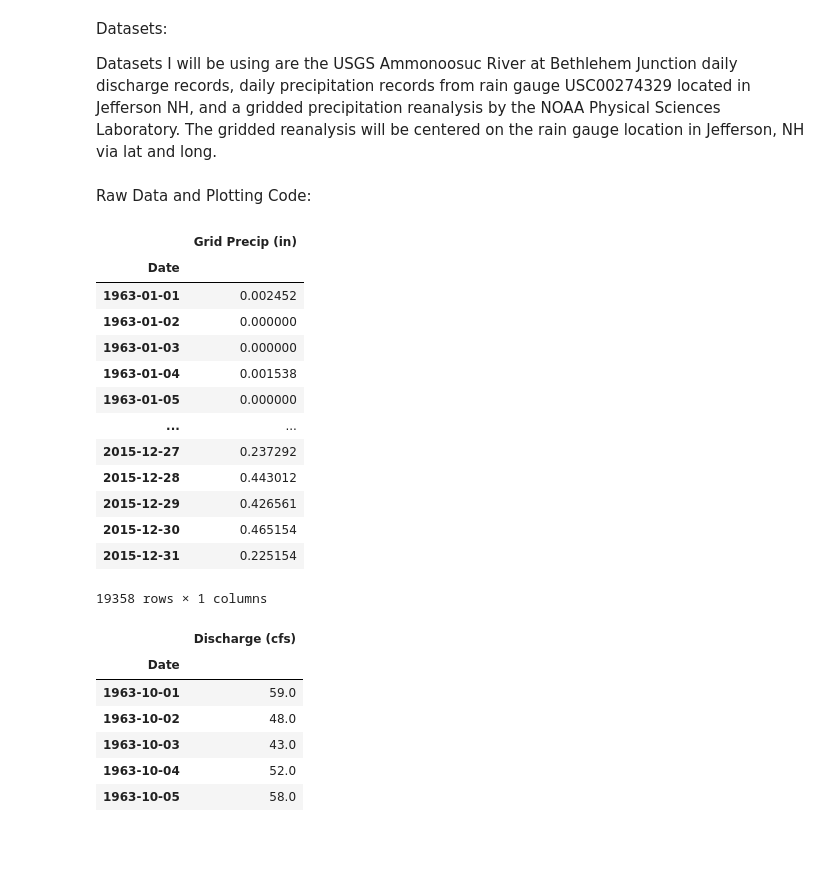
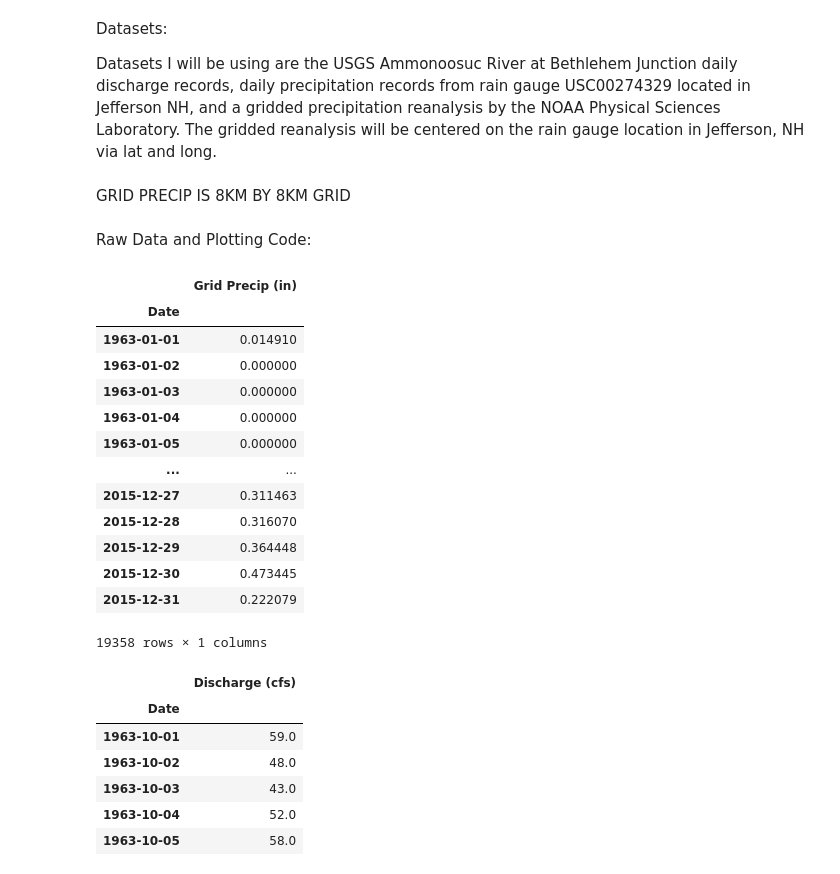
Before and after one commit to ROmslaer/ROmslaer895, a Jupyter notebook: ROmslaer Final Project.ipynb, the cells around one changed output. Cells and saved outputs as stored; diff of their text form; code cells hidden in the pictures; blank space fills up the shorter version.

```diff
--- a/ROmslaer Final Project.ipynb
+++ b/ROmslaer Final Project.ipynb
@@ -15,6 +15,8 @@ My study site will be the Ammonoosuc River watershed in western NH. The outlet o
 Datasets:
 
 Datasets I will be using are the USGS Ammonoosuc River at Bethlehem Junction daily discharge records, daily precipitation records from rain gauge USC00274329 located in Jefferson NH, and a gridded precipitation reanalysis by the NOAA Physical Sciences Laboratory. The gridded reanalysis will be centered on the rain gauge location in Jefferson, NH via lat and long.
+# %% [markdown]
+GRID PRECIP IS 8KM BY 8KM GRID
 # %% [markdown]
 Raw Data and Plotting Code:
 # %%
@@ -33,39 +37,39 @@ grid_path = Path('Grid')
 precip_files = ['4146341.csv', '4151138.csv', '4151152.csv']
 #all input files needed
 # %%
-lat = 44.43 #latitude of Jefferson, NH
-lon = 288.51 #longtitude in 0-360 format
+lat = 44.4169 #latitude of Jefferson, NH
+lon = 288.4992 #longitude in 0-360 format
 files = sorted(glob.glob(os.path.join(grid_path, "precip.V1.0.*.nc")))
 dfs = []
 for f in files:
     ds = xr.open_dataset(f) #opens each .nc file
     precip = ds['precip']
     series = precip.sel(lat=lat, lon=lon, method='nearest') #extracts data from cell closest to Jefferson, NH
     df = series.to_dataframe().reset_index() #converts data to df format
     dfs.append(df) #each year/file is appended to a list
     ds.close()  # free memory
 grid_all = pd.concat(dfs, ignore_index=True) #concatenation of each year into single df
 grid_all = grid_all.drop(columns=['lat', 'lon'])
 grid_all = grid_all.rename(columns={'time': 'Date'})
 grid_all['Date'] = pd.to_datetime(grid_all['Date'])
 grid_all = grid_all.set_index('Date')
 grid_all['Grid Precip (in)'] = grid_all['precip'] / 25.4
 grid_all = grid_all.drop(columns=['precip'])
 grid_all
 # %% [output]
 |  | Grid Precip (in) |
 | Date |  |
-| 1963-01-01 | 0.002452 |
+| 1963-01-01 | 0.014910 |
 | 1963-01-02 | 0.000000 |
 | 1963-01-03 | 0.000000 |
-| 1963-01-04 | 0.001538 |
+| 1963-01-04 | 0.000000 |
 | 1963-01-05 | 0.000000 |
 | ... | ... |
-| 2015-12-27 | 0.237292 |
-| 2015-12-28 | 0.443012 |
-| 2015-12-29 | 0.426561 |
-| 2015-12-30 | 0.465154 |
-| 2015-12-31 | 0.225154 |
+| 2015-12-27 | 0.311463 |
+| 2015-12-28 | 0.316070 |
+| 2015-12-29 | 0.364448 |
+| 2015-12-30 | 0.473445 |
+| 2015-12-31 | 0.222079 |
 19358 rows × 1 columns
 # %%
 ammo = pd.read_csv(qfile, comment='#', sep='\s+') #inports data and removes headers
```
Also changed, not shown: parts of 14 cells of this notebook.
